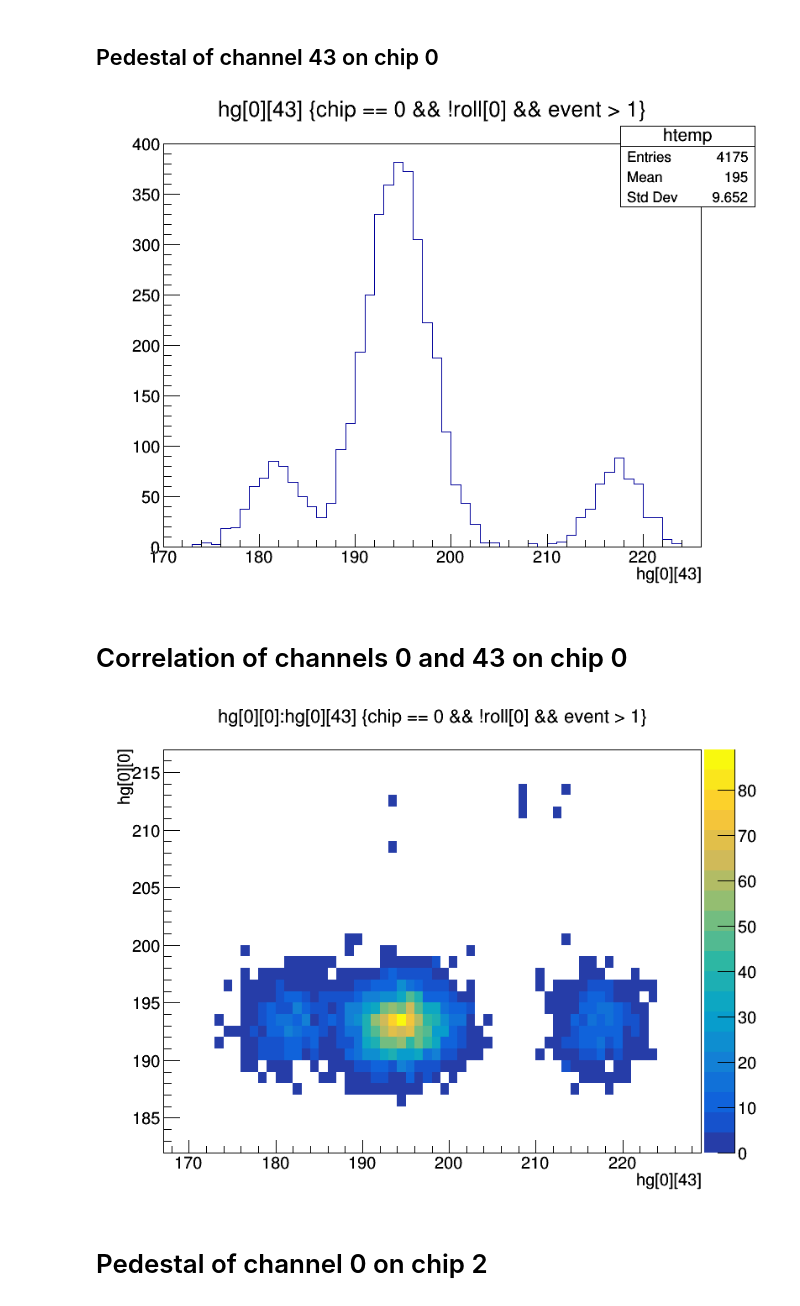
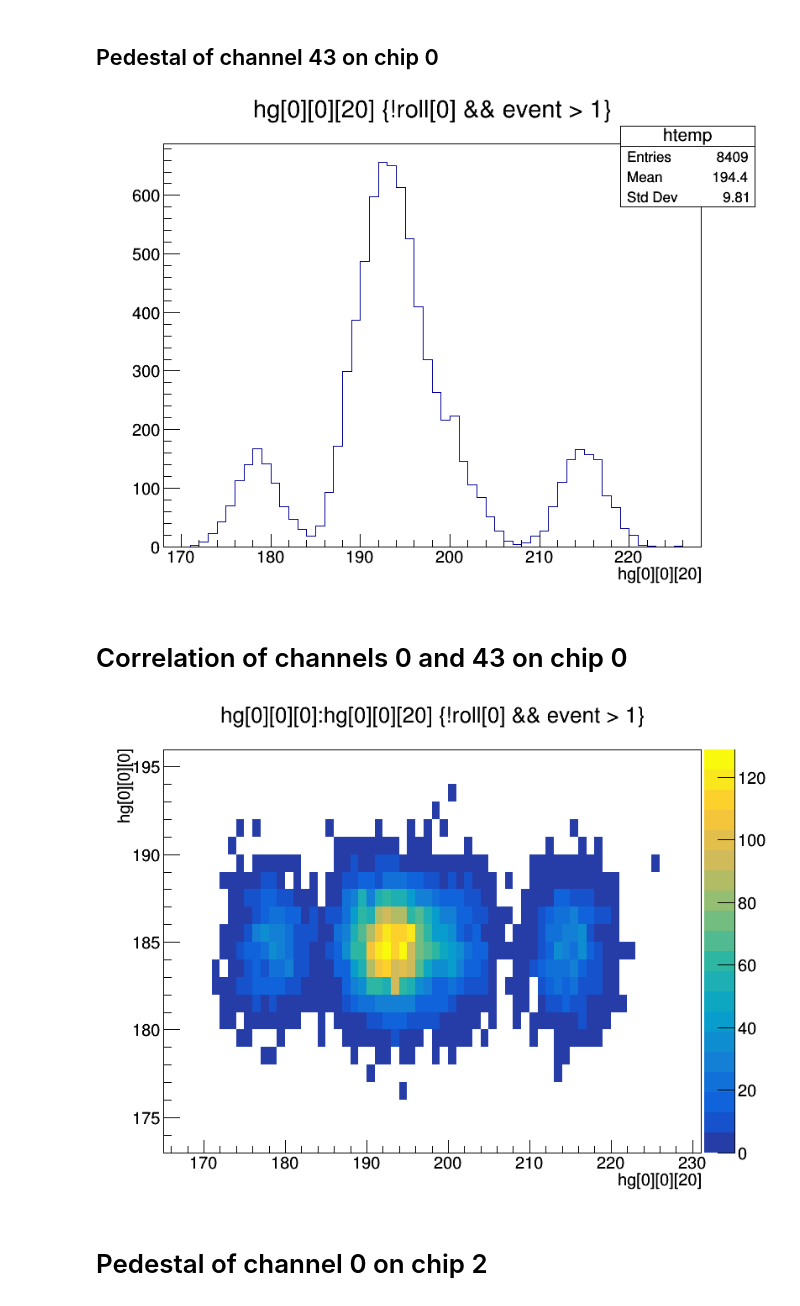
Before and after one commit to artlbv/HexaBoardAnalyzer, a Jupyter notebook: notebooks/Hexaboard_Correlations-Copy1.ipynb, the cells around one changed output. Drawn from its saved outputs; the diff is of its cells as text; code cells hidden in the pictures.

```diff
--- a/notebooks/Hexaboard_Correlations-Copy1.ipynb
+++ b/notebooks/Hexaboard_Correlations-Copy1.ipynb
@@ -23,15 +25,15 @@ sk2cms->Draw("hg[0][0]:hg[0][10]","chip == 0 && !roll[0] && event > 1","colz");
 # %% [markdown]
 ## Pedestal of channel 43 on chip 0
 # %%
-sk2cms->Draw("hg[0][43]","chip == 0 && !roll[0] && event > 1","colz"); c1->Draw()
+sk2cms->Draw("hg[0][0][20]","!roll[0] && event > 1","colz"); c1->Draw()
 # %% [output]
-[figure, old version]
+[figure, new version]
 # %% [markdown]
 # Correlation of channels 0 and 43 on chip 0
 # %%
-sk2cms->Draw("hg[0][0]:hg[0][43]","chip == 0 && !roll[0] && event > 1","colz"); c1->Draw()
+sk2cms->Draw("hg[0][0][0]:hg[0][0][20]","!roll[0] && event > 1","colz"); c1->Draw()
 # %% [output]
-[figure, old version]
+[figure, new version]
 # %% [markdown]
 # Pedestal of channel 0 on chip 2
 # %%
```
Also changed, not shown: parts of 17 cells of this notebook, 2 other files.
